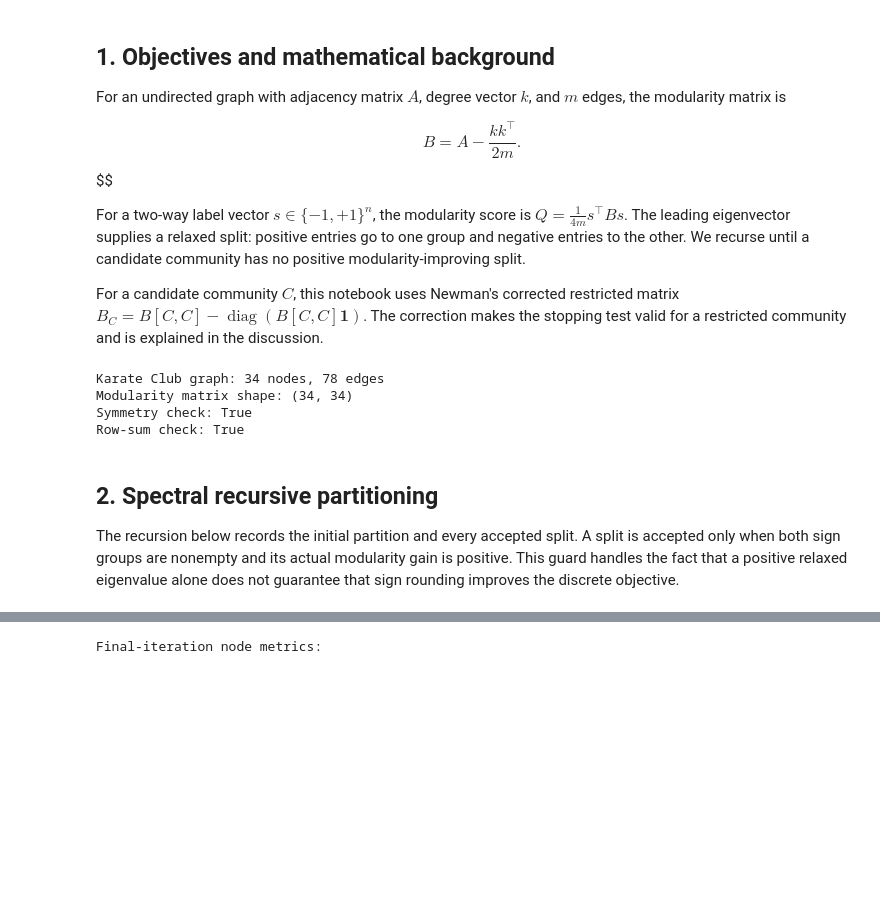
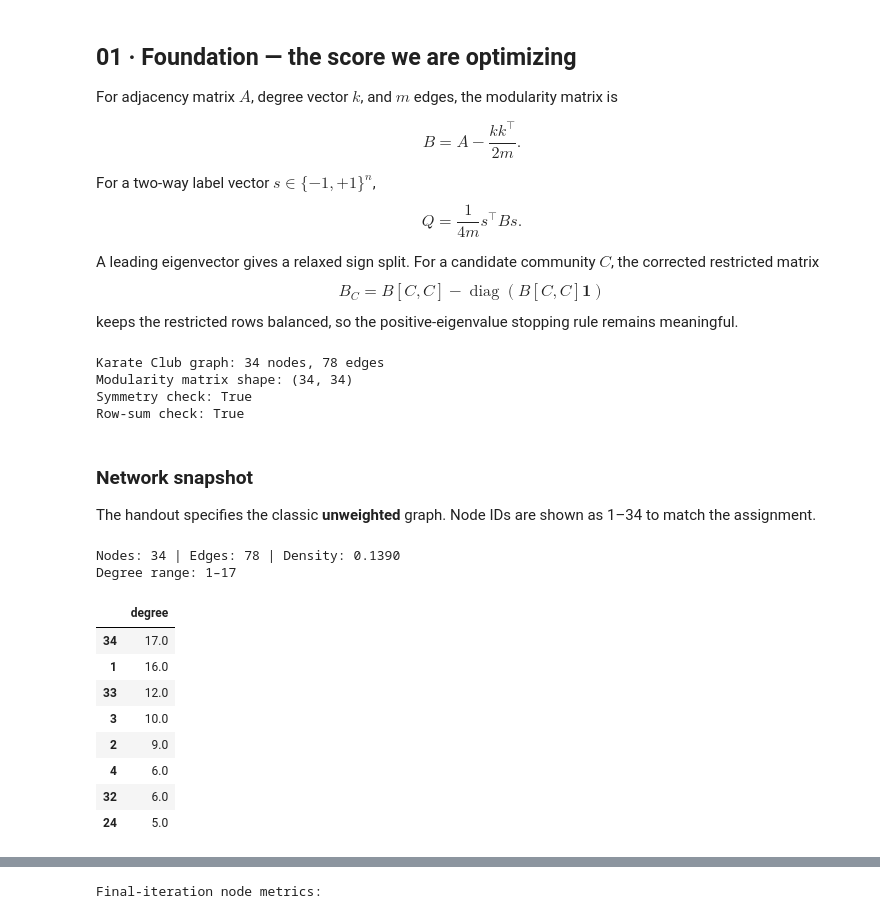
Before and after one commit to avantimeshram25/dsc212-karate-club-modularity, a Jupyter notebook: DSC212_Karate_Club_Modularity.ipynb, the cells around one changed output, grey strips where cells are left out. Saved outputs shown, nothing was run; the diff lists cells and outputs as text; code cells hidden in the pictures; blank space fills up the shorter version.

```diff
--- a/DSC212_Karate_Club_Modularity.ipynb
+++ b/DSC212_Karate_Club_Modularity.ipynb
@@ -8,14 +18,16 @@ This notebook implements the requested community-detection method on Zachary's K
 # %% [markdown]
-## 1. Objectives and mathematical background
+## 01 · Foundation — the score we are optimizing
 
-For an undirected graph with adjacency matrix $A$, degree vector $k$, and $m$ edges, the modularity matrix is
+For adjacency matrix $A$, degree vector $k$, and $m$ edges, the modularity matrix is
 
 $$B = A - \frac{kk^\top}{2m}.$$
-$$
 
-For a two-way label vector $s \in \{-1,+1\}^n$, the modularity score is $Q = \frac{1}{4m}s^\top Bs$. The leading eigenvector supplies a relaxed split: positive entries go to one group and negative entries to the other. We recurse until a candidate community has no positive modularity-improving split.
+For a two-way label vector $s \in \{-1,+1\}^n$,
+$$Q = \frac{1}{4m}s^\top Bs.$$
 
-For a candidate community $C$, this notebook uses Newman's corrected restricted matrix $B_C = B[C,C] - \operatorname{diag}(B[C,C]\mathbf{1})$. The correction makes the stopping test valid for a restricted community and is explained in the discussion.
+A leading eigenvector gives a relaxed sign split. For a candidate community $C$, the corrected restricted matrix
+$$B_C = B[C,C] - \operatorname{diag}(B[C,C]\mathbf{1})$$
+keeps the restricted rows balanced, so the positive-eigenvalue stopping rule remains meaningful.
 # %%
 import numpy as np
 import pandas as pd
@@ -51,7 +63,24 @@ Karate Club graph: 34 nodes, 78 edges
 Modularity matrix shape: (34, 34)
 Symmetry check: True
 Row-sum check: True
-# %% [markdown]
-## 2. Spectral recursive partitioning
-
-The recursion below records the initial partition and every accepted split. A split is accepted only when both sign groups are nonempty and its actual modularity gain is positive. This guard handles the fact that a positive relaxed eigenvalue alone does not guarantee that sign rounding improves the discrete objective.
+# %% [markdown]
+### Network snapshot
+
+The handout specifies the classic **unweighted** graph. Node IDs are shown as 1–34 to match the assignment.
+# %%
+degree_summary = pd.Series(degrees, index=nodes, name='degree')
+print(f'Nodes: {n} | Edges: {m} | Density: {nx.density(G):.4f}')
+print(f'Degree range: {int(degree_summary.min())}–{int(degree_summary.max())}')
+display(degree_summary.sort_values(ascending=False).head(8).to_frame())
+# %% [output]
+Nodes: 34 | Edges: 78 | Density: 0.1390
+Degree range: 1–17
+|  | degree |
+| 34 | 17.0 |
+| 1 | 16.0 |
+| 33 | 12.0 |
+| 3 | 10.0 |
+| 2 | 9.0 |
+| 4 | 6.0 |
+| 32 | 6.0 |
+| 24 | 5.0 |
```
Also changed, not shown: parts of 14 cells of this notebook, 1 other file.
